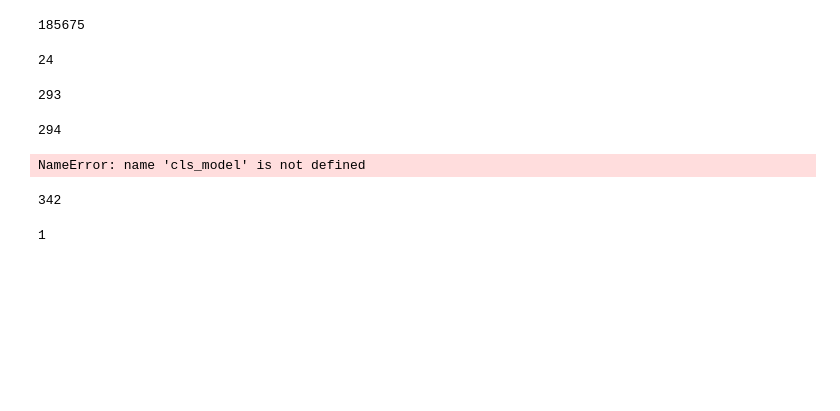
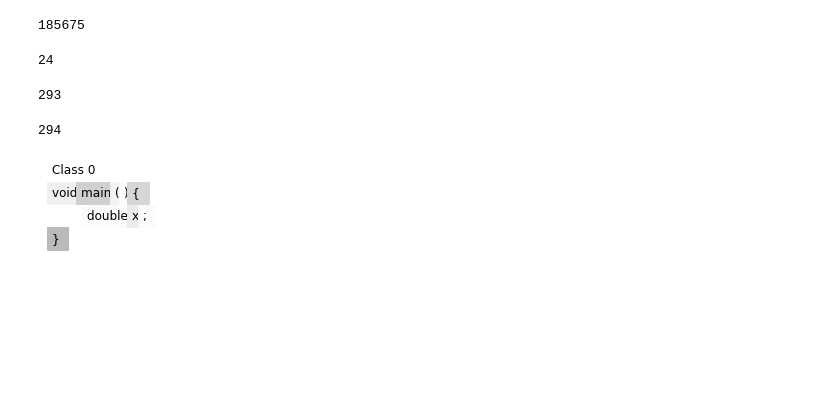
Before and after one commit to Lizhmq/CodeBertRationalizer, a Jupyter notebook: tmp.ipynb, the cells around one changed output. Cells and saved outputs as stored; diff of their text form; code cells hidden in the pictures; blank space fills up the shorter version.

Commit message:
add visual image generator

```diff
--- a/tmp.ipynb
+++ b/tmp.ipynb
@@ -52,10 +47,11 @@ import utils
+# %%
+device = torch.device("cpu")
+model_path = "./save/java-classifier4/checkpoint-36000-0.9365"
+cls_model = codebert_cls(model_path, device)
 # %%
 inputs = [
-    "int main ( ) { int n , i ; n < 11 ; return 0 }",
-    "int main ( ) { int <mask>, i ; <mask> = 1 ; return 0 }",
+    "int main ( ) { int n , i ; n <= 11 ; return 0 }",
+    # "int main ( ) { int <mask>, i ; <mask> = 1 ; return 0 }",
     "void main ( ) { double x ; }",
 ]
+inputs = [s.split() for s in inputs]
-# %%
-output_dict = cls_model.run_info(inputs, need_attn=True)
-# %% [output]
-NameError: name 'cls_model' is not defined
@@ -73,0 +63,7 @@ tok2 = RobertaTokenizer.from_pretrained(path)
+# %%
+scorer = GradientSaliency(cls_model)
+attentions = scorer(inputs)
+# %%
+gen_score_img(inputs[1], attentions[1][:len(inputs[1])])
+# %% [output]
+[figure, added]
@@ -81,8 +86,0 @@ some = data['norm'][:10]
-# %%
-len(tok2.convert_tokens_to_ids(tok2.tokenize(" ".join(some[0]))))
-# %% [output]
-342
-# %%
-tok.subword_tokenize_to_ids(some[0])[0][354]
-# %% [output]
-1
```
Also changed, not shown: parts of 16 cells of this notebook, 3 other files.
